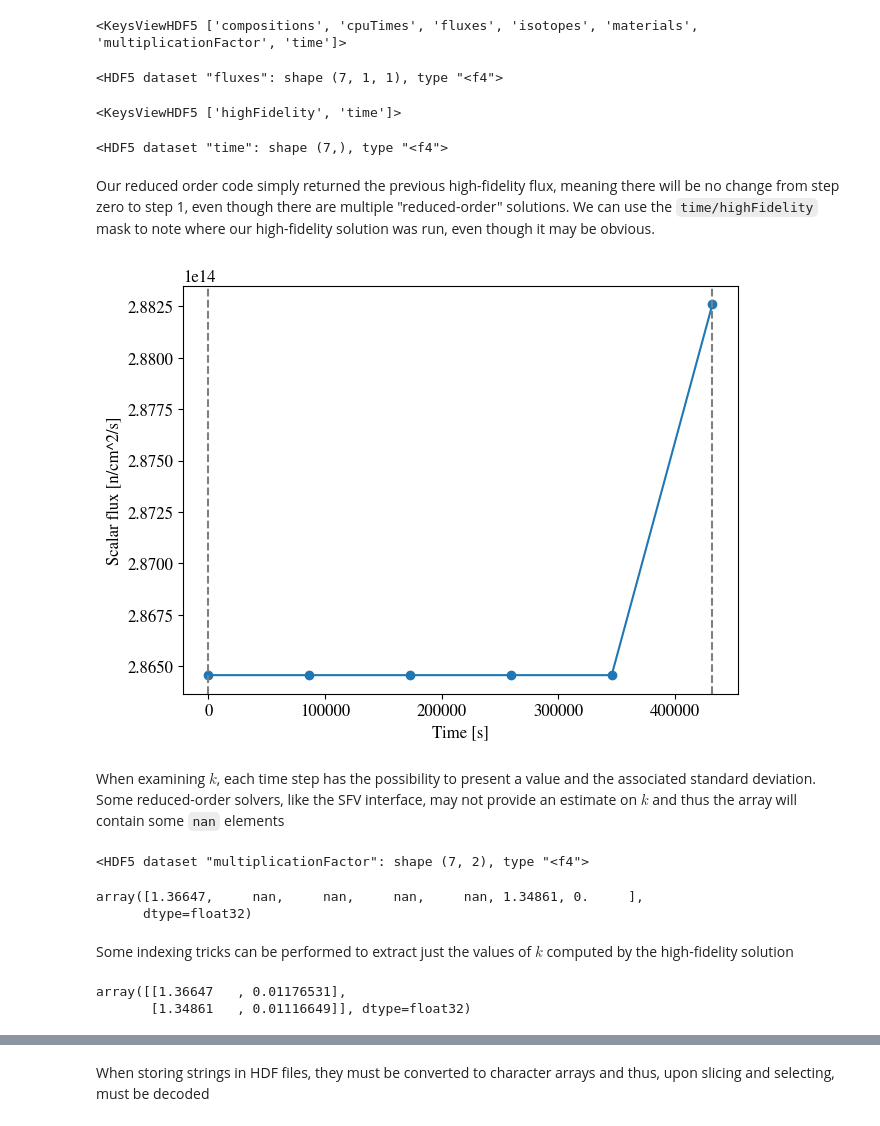
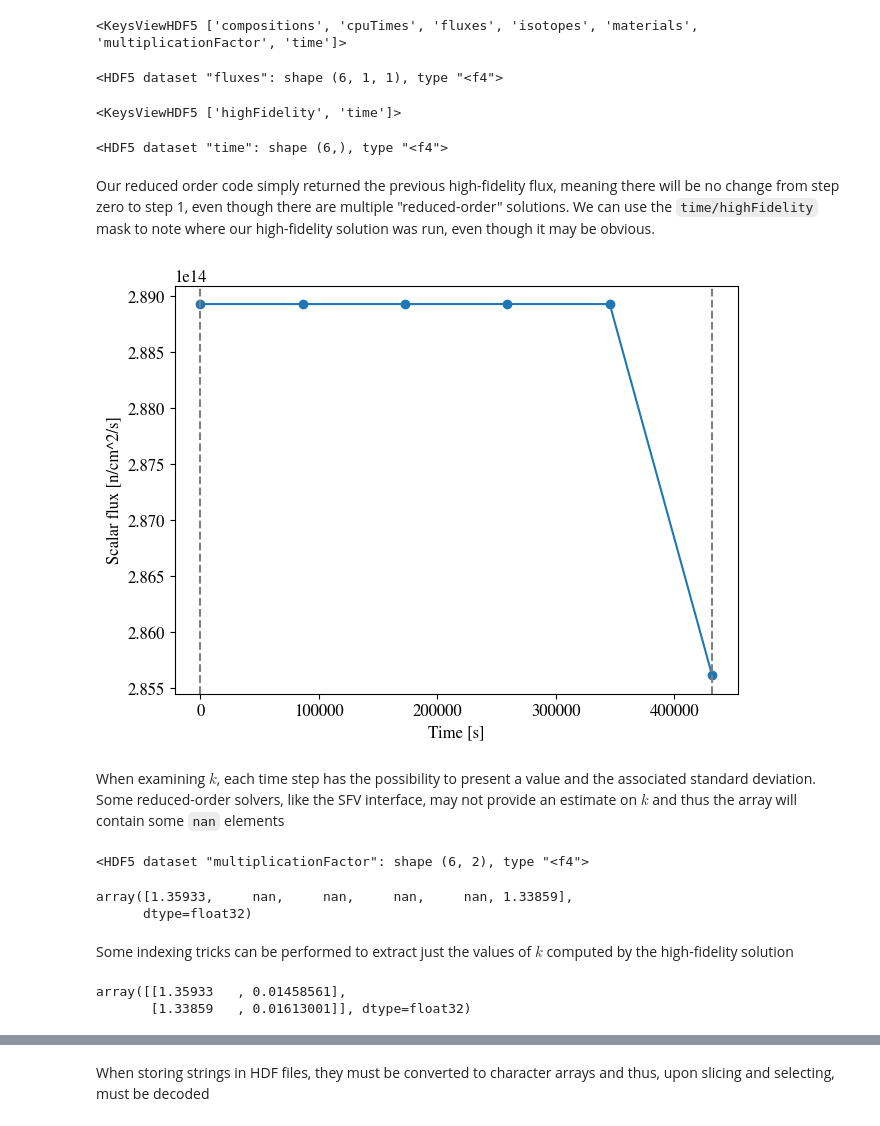
Before and after one commit to CORE-GATECH-GROUP/hydep, a Jupyter notebook: docs/examples/post-processing.ipynb, the cells around one changed output, grey strips where cells are left out. Saved outputs shown, nothing was run; the diff lists cells and outputs as text; code cells hidden in the pictures.

```diff
--- a/docs/examples/post-processing.ipynb
+++ b/docs/examples/post-processing.ipynb
@@ -18,5 +18,5 @@ from hydep.hdfstore import HdfProcessor
 # %%
-pincell = HdfProcessor("./pincell-results.h5")
+pincell = Processor("./pincell-results.h5")
 # %% [markdown]
 ## Basic access
 The `HdfProcessor` is designed to sit as a convenience layer above the `h5py` API. It can be thought of as a read-only dictionary into the underlying results with the following methods
@@ -27,7 +27,7 @@ pincell.keys()
 # %%
 pincell["fluxes"]  # time step, material, group [single group for now]
 # %% [output]
-<HDF5 dataset "fluxes": shape (7, 1, 1), type "<f4">
+<HDF5 dataset "fluxes": shape (6, 1, 1), type "<f4">
 # %%
 pincell["time"].keys()
 # %% [output]
@@ -35,40 +35,40 @@ pincell["time"].keys()
 # %%
 pincell.get("time/time")
 # %% [output]
-<HDF5 dataset "time": shape (7,), type "<f4">
+<HDF5 dataset "time": shape (6,), type "<f4">
 # %% [markdown]
 Our reduced order code simply returned the previous high-fidelity flux, meaning there will be no change from step zero to step 1, even though there are multiple "reduced-order" solutions. We can use the `time/highFidelity` mask to note where our high-fidelity solution was run, even though it may be obvious.
 # %%
 pyplot.plot(
-    pincell["time/time"][:-1],
-    pincell["fluxes"][:-1, 0, 0],
+    pincell["time/time"],
+    pincell["fluxes"][..., 0, 0],
     "-o",
 )
 for t, f in zip(pincell["time/time"], pincell["time/highFidelity"]):
     if f:
         pyplot.axvline(t, color="gray", linestyle="--")
 pyplot.xlabel("Time [s]")
 pyplot.ylabel("Scalar flux [n/cm^2/s]");
 # %% [output]
-[figure, old version]
+[figure, new version]
 # %% [markdown]
 When examining $k$, each time step has the possibility to present a value and the associated standard deviation. Some reduced-order solvers, like the SFV interface, may not provide an estimate on $k$ and thus the array will contain some `nan` elements
 # %%
 pincell["multiplicationFactor"]  # time step, (value, absolute uncertainty pair)
 # %% [output]
-<HDF5 dataset "multiplicationFactor": shape (7, 2), type "<f4">
+<HDF5 dataset "multiplicationFactor": shape (6, 2), type "<f4">
 # %%
 pincell["multiplicationFactor"][:, 0]
 # %% [output]
-array([1.36647,     nan,     nan,     nan,     nan, 1.34861, 0.     ],
+array([1.35933,     nan,     nan,     nan,     nan, 1.33859],
       dtype=float32)
 # %% [markdown]
 Some indexing tricks can be performed to extract just the values of $k$ computed by the high-fidelity solution
 # %%
 pincell["multiplicationFactor"][pincell["time/highFidelity"][:], :]
 # %% [output]
-array([[1.36647   , 0.01176531],
-       [1.34861   , 0.01116649]], dtype=float32)
+array([[1.35933   , 0.01458561],
+       [1.33859   , 0.01613001]], dtype=float32)
 # %%
 pincell["compositions"]  # (timestep, material, isotope)
 # %% [output]
```
Also changed, not shown: parts of 18 cells of this notebook, 2 other files.
